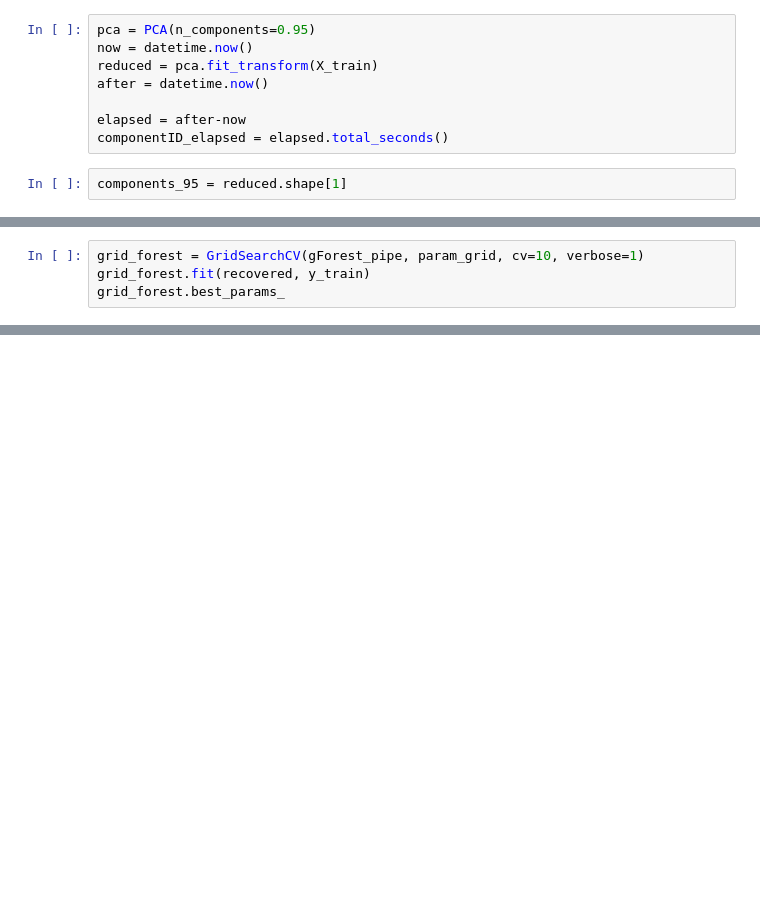
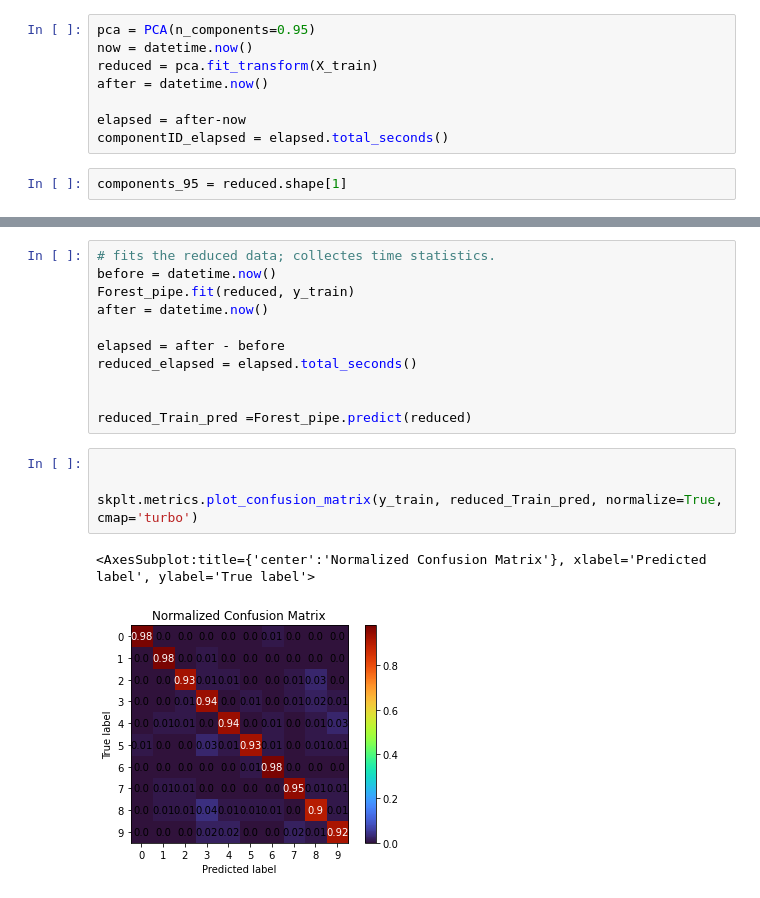
Before and after one commit to bblank70/MSDS422, a Jupyter notebook: Assignment5-Digits.ipynb, the cells around one changed output, grey strips where cells are left out. Cells and saved outputs as stored; diff of their text form; blank space fills up the shorter version.

```diff
--- a/Assignment5-Digits.ipynb
+++ b/Assignment5-Digits.ipynb
@@ -259,4 +259,0 @@ gForest_pipe = Pipeline([
-# %%
-grid_forest = GridSearchCV(gForest_pipe, param_grid, cv=10, verbose=1)
-grid_forest.fit(recovered, y_train)
-grid_forest.best_params_
@@ -269,0 +278,18 @@ Fitting 10 folds for each of 4 candidates, totalling 40 fits
+# %%
+# fits the reduced data; collectes time statistics.
+before = datetime.now()
+Forest_pipe.fit(reduced, y_train)
+after = datetime.now()
+
+elapsed = after - before
+reduced_elapsed = elapsed.total_seconds()
+
+
+reduced_Train_pred =Forest_pipe.predict(reduced)
+# %%
+
+
+skplt.metrics.plot_confusion_matrix(y_train, reduced_Train_pred, normalize=True, cmap='turbo')
+# %% [output]
+<AxesSubplot:title={'center':'Normalized Confusion Matrix'}, xlabel='Predicted label', ylabel='True label'>
+[figure, added]
```
Also changed, not shown: parts of 56 cells of this notebook.
